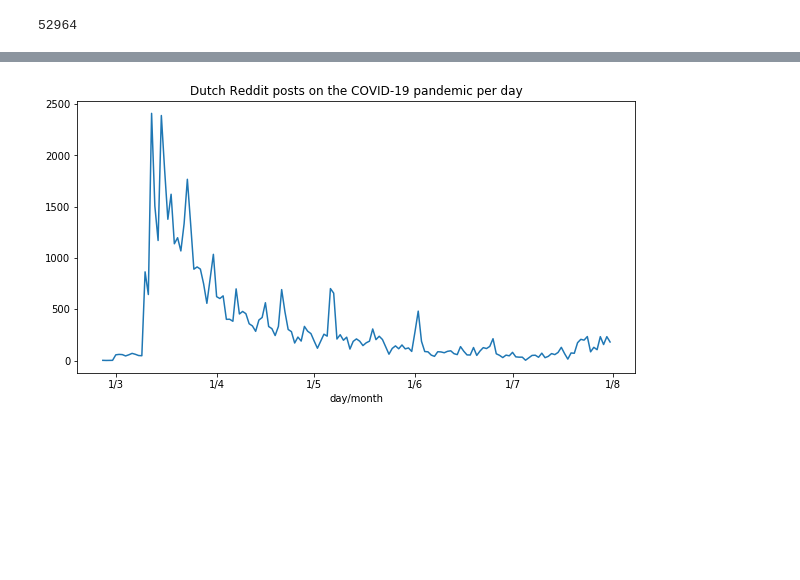
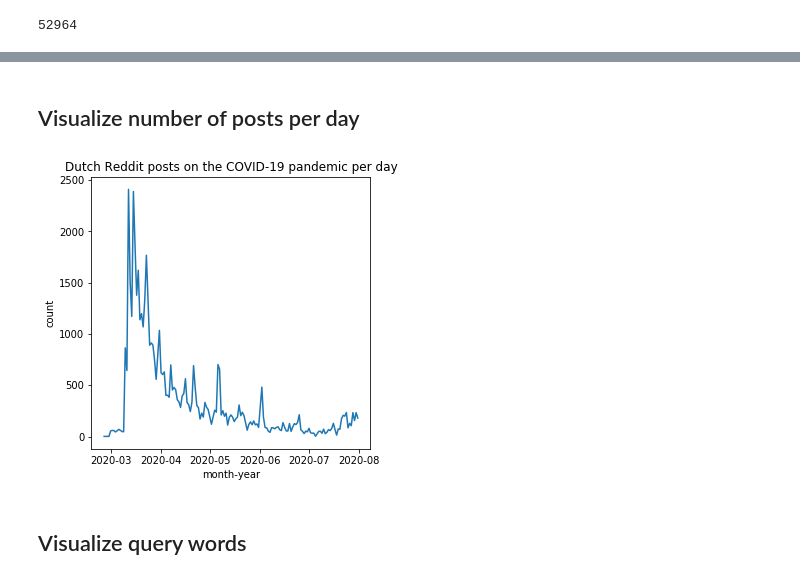
Before and after one commit to puregome/notebooks, a Jupyter notebook: reddit.ipynb, the cells around one changed output, grey strips where cells are left out. Cells and saved outputs as stored; diff of their text form; code cells hidden in the pictures; blank space fills up the shorter version.

```diff
--- a/reddit.ipynb
+++ b/reddit.ipynb
@@ -67,22 +69,23 @@ AF = "af"
 # %%
-comments = []
+posts = []
 files = sorted(os.listdir(DATADIRIN))
 for i in range(0,len(files)):
     inFileName = files[i]
-    squeal(" ".join([str(i),str(len(comments)),inFileName]))
+    squeal(" ".join([str(i),str(len(posts)),inFileName]))
     df = pd.read_csv(DATADIRIN+inFileName)
     for i in range(0,len(df)):
         date = df.iloc[i][CREATED]
-        idStr = df.iloc[i][SUBREDDIT]+"_"+df.iloc[i][ID]
-        parent = df.iloc[i][PARENT]
+        subReddit = df.iloc[i][SUBREDDIT]
+        idStr = subReddit+"_"+df.iloc[i][ID]
+        parent = subReddit+"_"+df.iloc[i][PARENT].split("_")[1]
         user = df.iloc[i][AUTHOR]
         text = re.sub(r"\n"," ",df.iloc[i][BODY])
         if text == DELETED or text == REMOVED: continue
         preprocessedText = preprocess(text)
         language = langid.classify(preprocessedText)[0]
         if language in [NL,AF,DE]:
-            comments.append((makeDateString(date),idStr,parent,user,None,text))
-squeal(str(len(comments)))
+            posts.append((makeDateString(date),idStr,parent,user,None,text))
+squeal(str(len(posts)))
 # %% [output]
 52965
 # %% [markdown]
@@ -90,14 +93,14 @@ squeal(str(len(comments)))
 # %%
-idStr = ""
-replyId = ""
 verified = ""
 dataPerHour = {}
-for i in range(0,len(comments)):
+for i in range(0,len(posts)):
     if i%1000 == 0: squeal(i)
-    comment = comments[i]
-    date = comment[0]
-    user = comment[3]
-    text = comment[5]
+    post = posts[i]
+    date = post[0]
+    idStr = post[1]
+    replyId = post[2]
+    user = post[3]
+    text = post[5]
     if not date in dataPerHour: dataPerHour[date] = []
     dataPerHour[date].append({IDSTR:idStr,REPLYID:replyId,USER:user,VERIFIED:verified,TEXT:text})
 squeal(i)
@@ -117,21 +116,32 @@ for comment in comments:
+# %% [markdown]
+## Visualize number of posts per day
+# %%
+postsDays = []
+for post in posts:
+    post = list(post)
+    post[0] = post[0][:8]
+    postsDays.append(post)
 # %%
-df = pd.DataFrame(commentsDays)
+df = pd.DataFrame(postsDays)
 groups = df.groupby(0).groups
 dates = {f:len(groups[f]) for f in groups}
 # %%
 DATEFORMATDAY = "%Y%m%d"
 PLOTFILENAME = "frequency-reddit.png"
 
 x = [datetime.datetime.strptime(d,DATEFORMATDAY) for d in dates if d < "20200801"]
 y = [dates[d] for d in dates if d < "20200801"]
 
-plt.subplots(figsize=(10,5))
+plt.subplots(figsize=(5,5))
 ax = plt.subplot(111)
 plt.plot_date(x,y,fmt="-")
-plt.xlabel("day/month")
-ax.xaxis.set_major_formatter(mdates.DateFormatter("%-d/%-m"))
+plt.xlabel("month-year")
+plt.ylabel("count")
+#ax.xaxis.set_major_formatter(mdates.DateFormatter("%-d/%-m"))
 plt.title("Dutch Reddit posts on the COVID-19 pandemic per day")
 plt.savefig(PLOTFILENAME)
 plt.show()
 # %% [output]
-[figure, old version]
+[figure, new version]
+# %% [markdown]
+## Visualize query words
```
Also changed, not shown: parts of 12 cells of this notebook.
